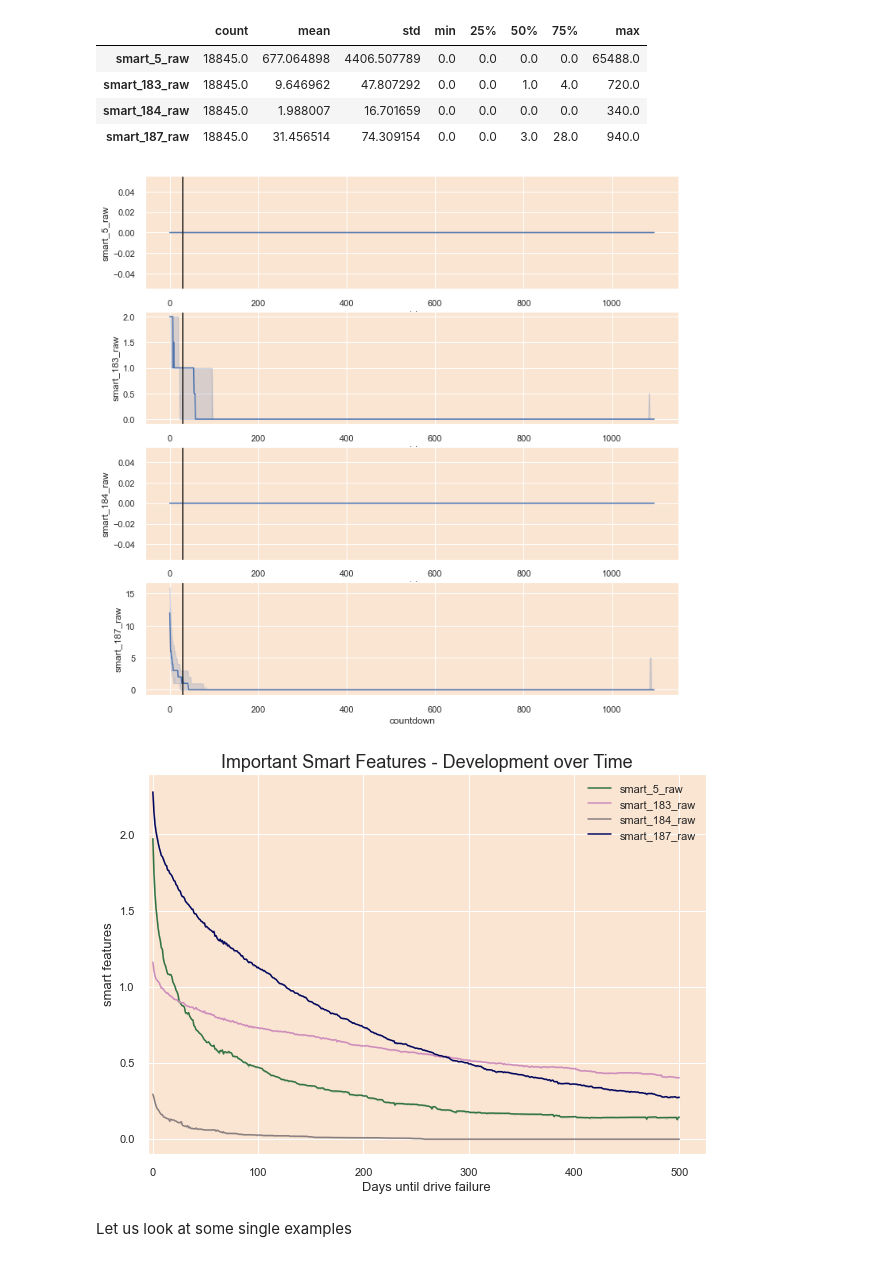
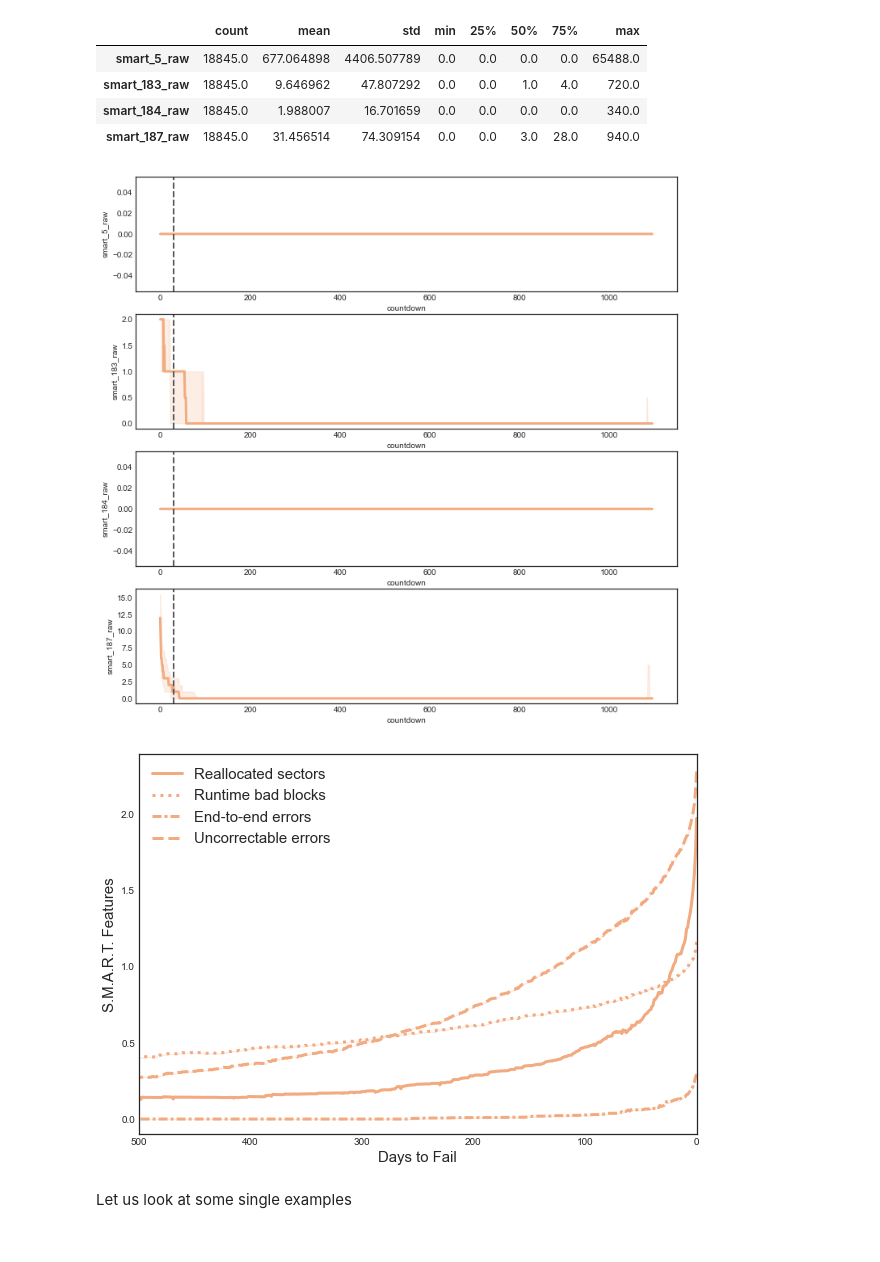
Before and after one commit to wcmphysics/DataScienceBootcamp-Capstone, a Jupyter notebook: notebooks/daniela_modelling.ipynb, the cells around one changed output. Drawn from its saved outputs; the diff is of its cells as text; code cells hidden in the pictures.

```diff
--- a/notebooks/daniela_modelling.ipynb
+++ b/notebooks/daniela_modelling.ipynb
@@ -49,8 +49,8 @@ import warnings
 warnings.filterwarnings('ignore')
 
 # set the plotting styel for the notebook
-plt.style.use('seaborn')
-sns.set(rc={'axes.facecolor':'#fae5d2', 'figure.facecolor':'white'})
+plt.style.use('seaborn-white')
+# sns.set(rc={'axes.facecolor':'#fae5d2', 'figure.facecolor':'white'})
 
 # define the random seed for modelling and train-test split
 RSEED = 42
@@ -118,6 +118,15 @@ display(df[df['fail_30'] == 1][columns].describe().T)
 | smart_183_raw | 18845.0 | 9.646962 | 47.807292 | 0.0 | 0.0 | 1.0 | 4.0 | 720.0 |
 | smart_184_raw | 18845.0 | 1.988007 | 16.701659 | 0.0 | 0.0 | 0.0 | 0.0 | 340.0 |
 | smart_187_raw | 18845.0 | 31.456514 | 74.309154 | 0.0 | 0.0 | 3.0 | 28.0 | 940.0 |
+# %%
+plt.style.use('seaborn-white')
+
+color = '#f2aa80'
+color_threshold = '#595959'
+
+linewidth = 3
+linewidth_threshold = 2
+fontsize = 15
 # %%
 # set the time window (for classification task this is the respective cut off date)
 time_window = 30
@@ -126,10 +135,10 @@ time_window = 30
 plt.figure(figsize=(12,12))
 for num, feat in enumerate(columns):
     plt.subplot(4,1,num+1)
-    sns.lineplot(x=df.countdown, y=df[feat], color='#327343', linewidth=2, estimator=np.median)
-    plt.axvline(x=time_window, c='#595959',linestyle='--', linewidth=2)
+    sns.lineplot(x=df.countdown, y=df[feat], color=color, linewidth=linewidth, estimator=np.median)
+    plt.axvline(x=time_window, c=color_threshold,linestyle='--', linewidth=linewidth_threshold)
 # %% [output]
-[figure, old version]
+[figure, new version]
 # %%
 smart_features = ['smart_5_raw', 'smart_183_raw', 'smart_184_raw', 'smart_187_raw']
 feature_names = ['Reallocated Sectors Count', 'Runtime Bad Block', 'End-to-End error', 'Reported Uncorrectable Errors']
@@ -151,20 +160,21 @@ df = df.query('countdown <= 500')
 # %%
 plt.figure(figsize=(10, 7))
 
-g = sns.lineplot(x=df.countdown, y=df['smart_5_raw'], label='smart_5_raw', ci=0, color='#327343')
-g = sns.lineplot(x=df.countdown, y=df['smart_183_raw'], label='smart_183_raw', ci=0, color='#CD8CBC')
-g = sns.lineplot(x=df.countdown, y=df['smart_184_raw'], label='smart_184_raw', ci=0, color='#8a7f80')
-g = sns.lineplot(x=df.countdown, y=df['smart_187_raw'], label='smart_187_raw', ci=0, color='#02075d')
-g.set_title('Important Smart Features - Development over Time', fontsize=18)
-g.set_ylabel('smart features', fontsize=13)
-g.set_xlabel('Days until drive failure', fontsize=13)
-g.set_xlim(-5)
+g = sns.lineplot(x=df.countdown, y=df['smart_5_raw'], label='Reallocated sectors', color=color, ci=ci, linewidth=linewidth,  linestyle='-')
+g = sns.lineplot(x=df.countdown, y=df['smart_183_raw'], label='Runtime bad blocks', color=color, ci=ci,  linewidth=linewidth,  linestyle=':')
+g = sns.lineplot(x=df.countdown, y=df['smart_184_raw'], label='End-to-end errors', color=color, ci=ci, linewidth=linewidth,  linestyle=(0, (3, 1, 1, 1)))
+g = sns.lineplot(x=df.countdown, y=df['smart_187_raw'], label='Uncorrectable errors', color=color, ci=ci, linewidth=linewidth,  linestyle='--')
+#g.set_title('Important Smart Features - Development over Time', fontsize=20)
+g.set_ylabel('S.M.A.R.T. Features', fontsize=fontsize)
+g.set_xlabel('Days to Fail', fontsize=fontsize)
+g.set_xlim(0, 500)
 g.set_ylim(-0.1)
-g.legend()
+g.legend(fontsize=fontsize)
+g.invert_xaxis()
 
-plt.savefig('../images/importantfeatures_1.png', bbox_inches = "tight")
+plt.savefig('../images/importantfeatures.png', bbox_inches = "tight")
 # %% [output]
-[figure, old version]
+[figure, new version]
 # %% [markdown]
 Let us look at some single examples
 # %%
```
Also changed, not shown: parts of 14 cells of this notebook, 1 other file.
